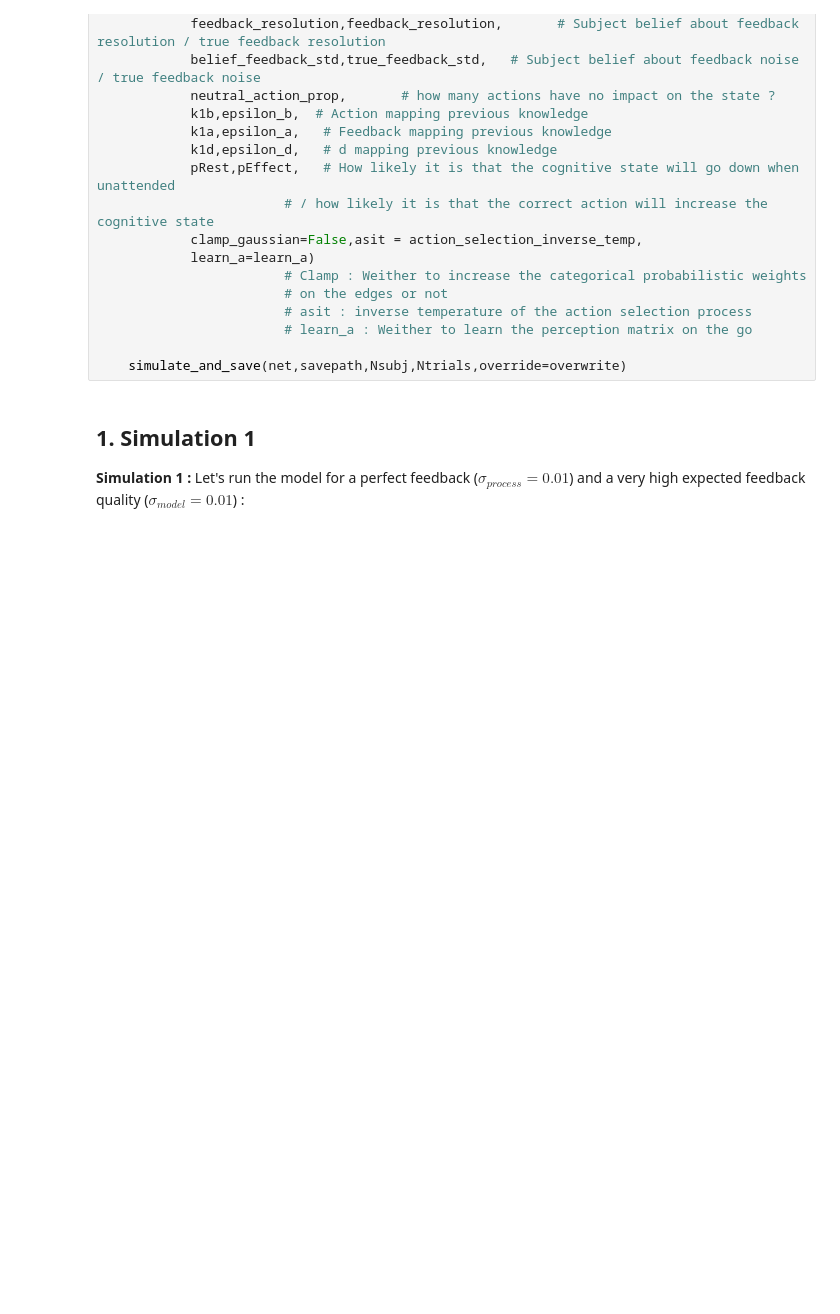
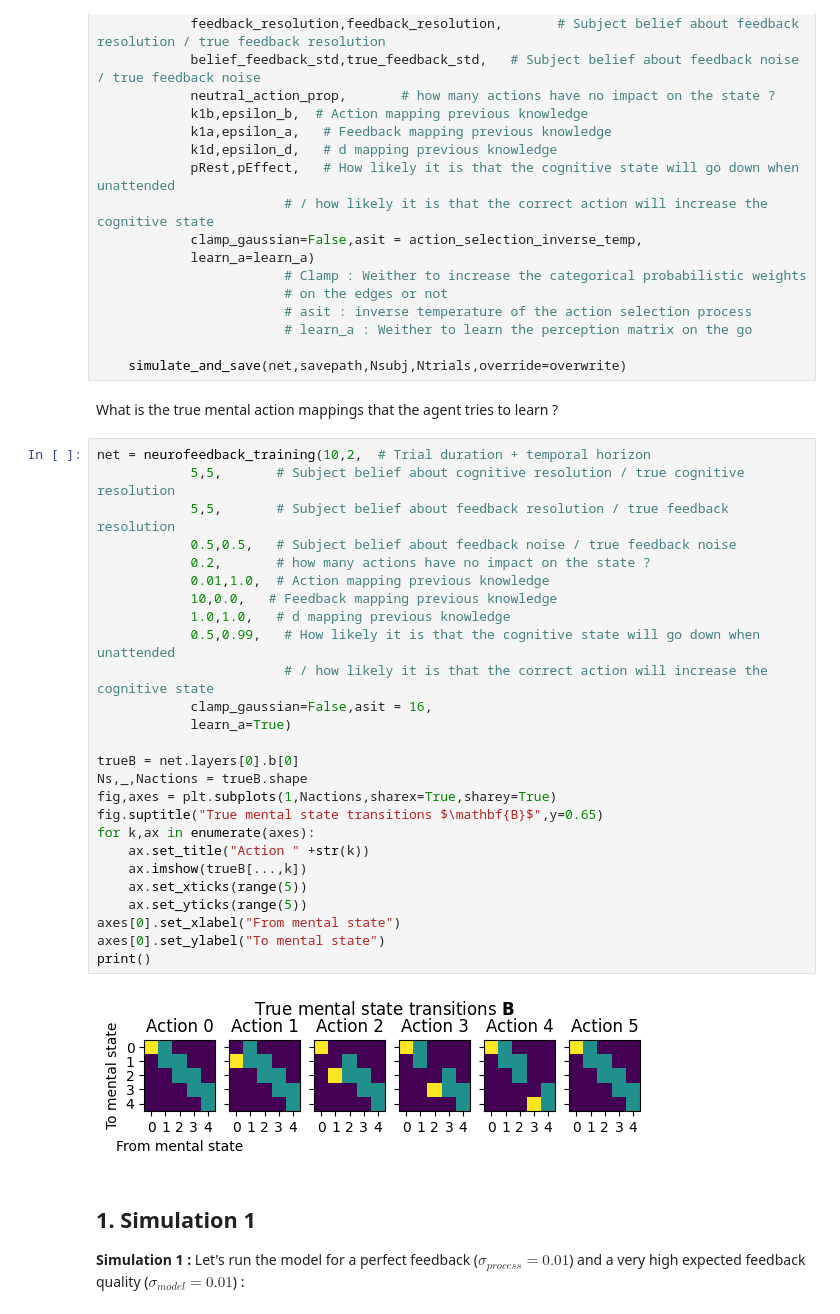
Before and after one commit to Erresthor/ActivPynference_Public, a Jupyter notebook: paper_scripts/paper_ActiveInference_BCI/figures_3.2.1.ipynb, the cells around one changed output. Saved outputs shown, nothing was run; the diff lists cells and outputs as text; blank space fills up the shorter version.

```diff
--- a/paper_scripts/paper_ActiveInference_BCI/figures_3.2.1.ipynb
+++ b/paper_scripts/paper_ActiveInference_BCI/figures_3.2.1.ipynb
@@ -89,6 +90,36 @@ def run_and_save_model(savepath,
                         # learn_a : Weither to learn the perception matrix on the go
 
     simulate_and_save(net,savepath,Nsubj,Ntrials,override=overwrite)
+# %% [markdown]
+What is the true mental action mappings that the agent tries to learn ?
+# %%
+net = neurofeedback_training(10,2,  # Trial duration + temporal horizon
+            5,5,       # Subject belief about cognitive resolution / true cognitive resolution
+            5,5,       # Subject belief about feedback resolution / true feedback resolution
+            0.5,0.5,   # Subject belief about feedback noise / true feedback noise
+            0.2,       # how many actions have no impact on the state ?
+            0.01,1.0,  # Action mapping previous knowledge
+            10,0.0,   # Feedback mapping previous knowledge
+            1.0,1.0,   # d mapping previous knowledge
+            0.5,0.99,   # How likely it is that the cognitive state will go down when unattended
+                        # / how likely it is that the correct action will increase the cognitive state
+            clamp_gaussian=False,asit = 16,
+            learn_a=True)
+
+trueB = net.layers[0].b[0]
+Ns,_,Nactions = trueB.shape
+fig,axes = plt.subplots(1,Nactions,sharex=True,sharey=True)
+fig.suptitle("True mental state transitions $\mathbf{B}$",y=0.65)
+for k,ax in enumerate(axes):
+    ax.set_title("Action " +str(k))
+    ax.imshow(trueB[...,k])
+    ax.set_xticks(range(5))
+    ax.set_yticks(range(5))
+axes[0].set_xlabel("From mental state")
+axes[0].set_ylabel("To mental state")
+print()
+# %% [output]
+[figure, added]
 # %% [markdown]
 
 ## 1. Simulation 1
```
Also changed, not shown: parts of 3 cells of this notebook, 29 other files.
